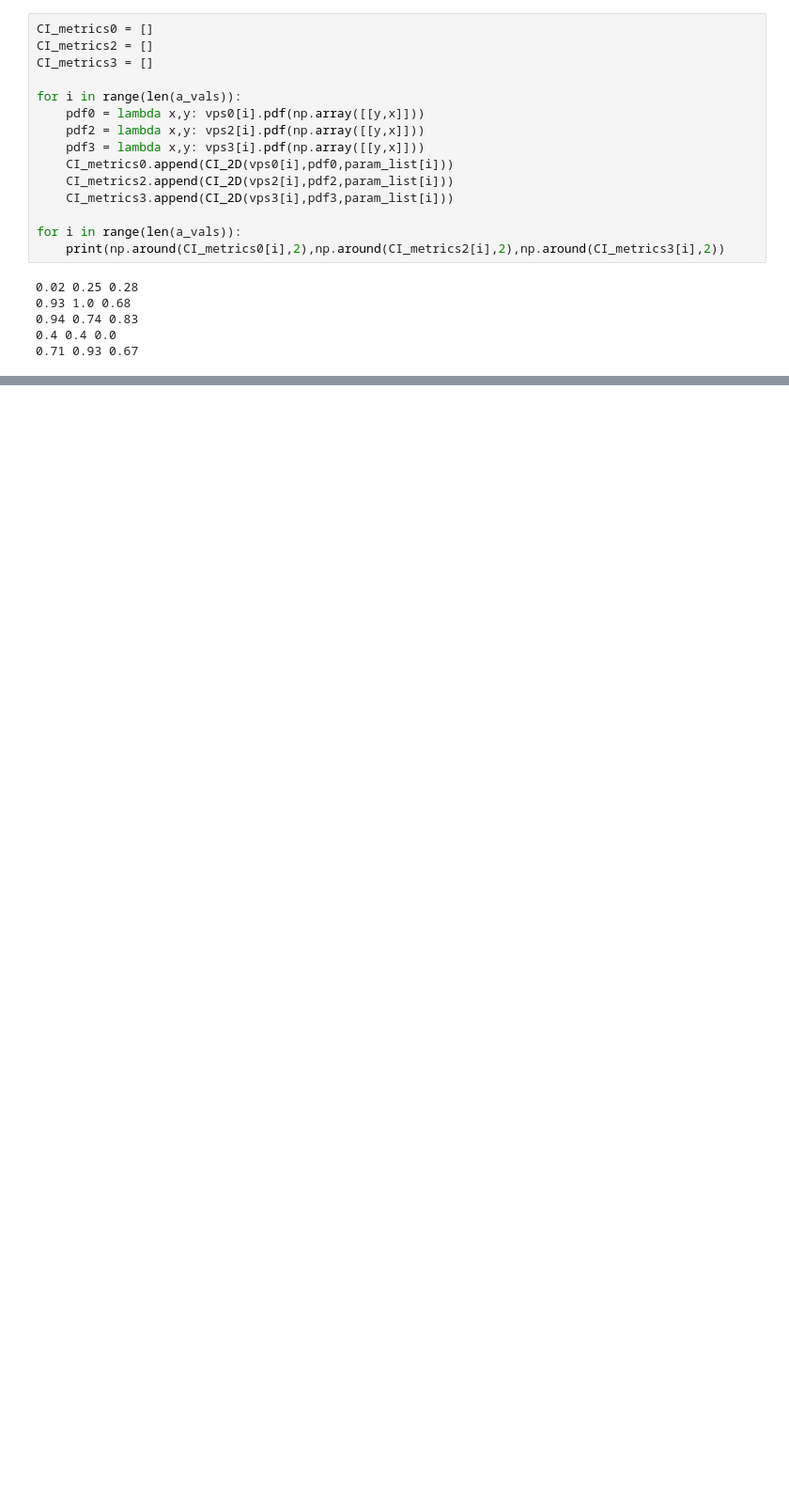
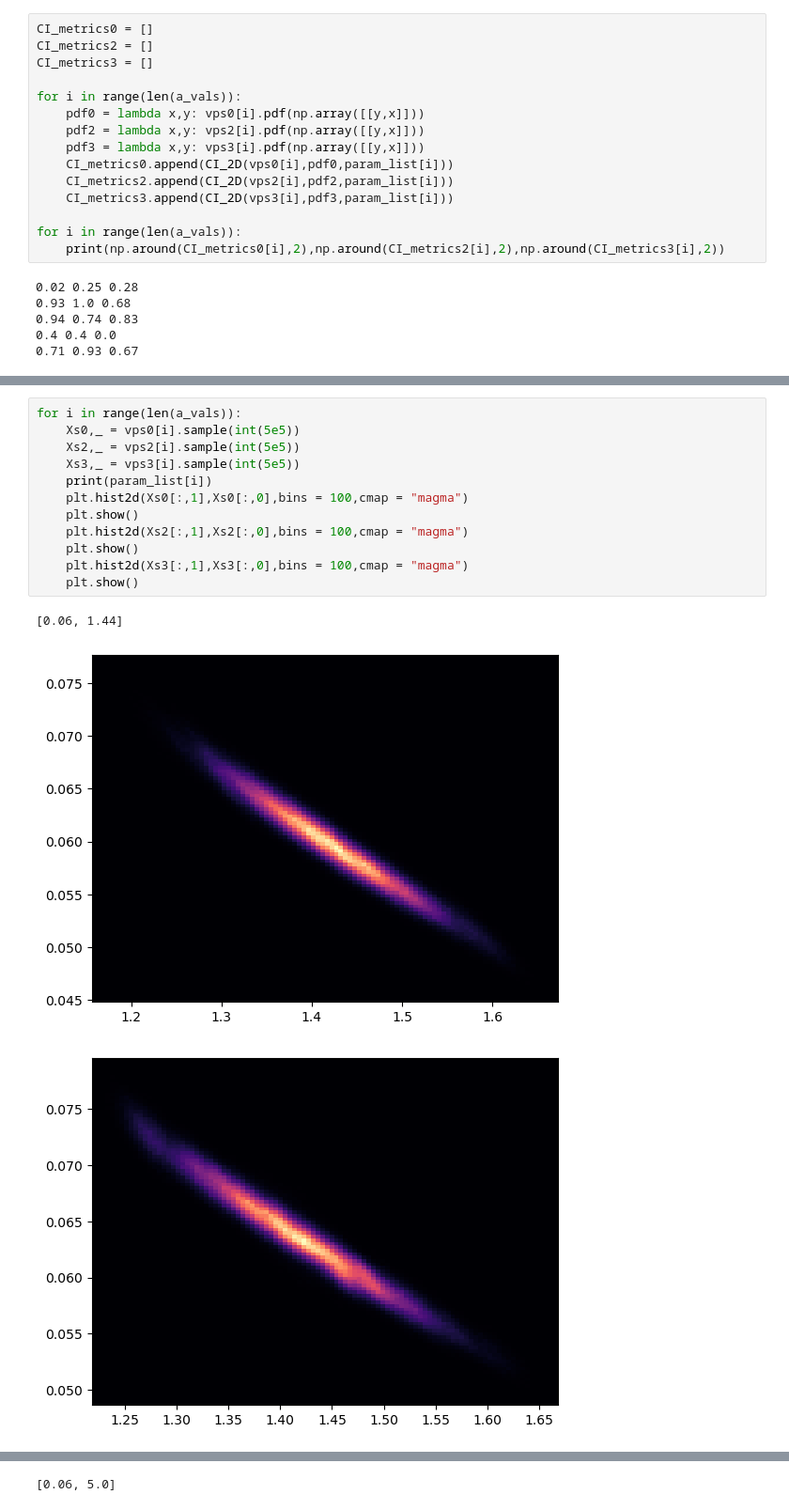
Before and after one commit to valentine-alia/BPE, a Jupyter notebook: concatenating_experiment/concatenating_stuff.ipynb, the cells around one changed output, grey strips where cells are left out. Shown at 94% size. Saved outputs shown, nothing was run; the diff lists cells and outputs as text; blank space fills up the shorter version.

```diff
--- a/concatenating_experiment/concatenating_stuff.ipynb
+++ b/concatenating_experiment/concatenating_stuff.ipynb
@@ -366,0 +367,16 @@ CI_df.corr()
+# %%
+for i in range(len(a_vals)):
+    Xs0,_ = vps0[i].sample(int(5e5))
+    Xs2,_ = vps2[i].sample(int(5e5))
+    Xs3,_ = vps3[i].sample(int(5e5))
+    print(param_list[i])
+    plt.hist2d(Xs0[:,1],Xs0[:,0],bins = 100,cmap = "magma")
+    plt.show()
+    plt.hist2d(Xs2[:,1],Xs2[:,0],bins = 100,cmap = "magma")
+    plt.show()
+    plt.hist2d(Xs3[:,1],Xs3[:,0],bins = 100,cmap = "magma")
+    plt.show()
+# %% [output]
+[0.06, 1.44]
+[figure, added]
+[figure, added]
@@ -366,0 +384 @@ CI_df.corr()
+[0.06, 5.0]
```
Also changed, not shown: parts of 12 cells of this notebook, 28 other files.
